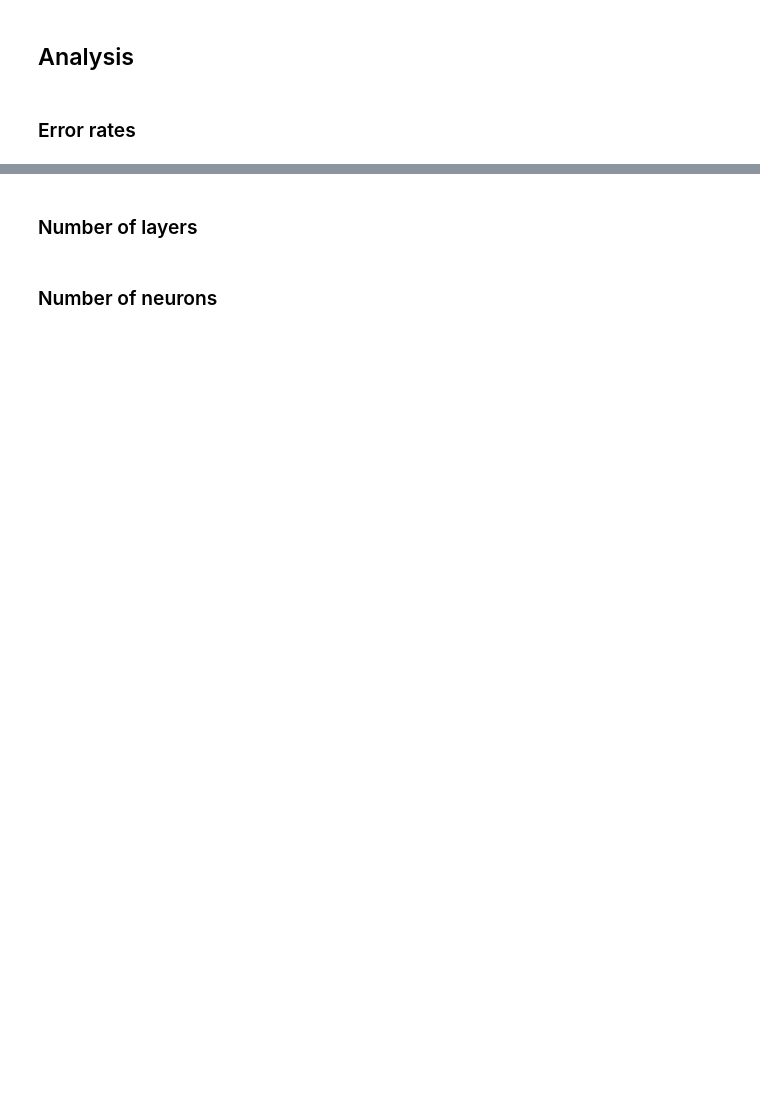
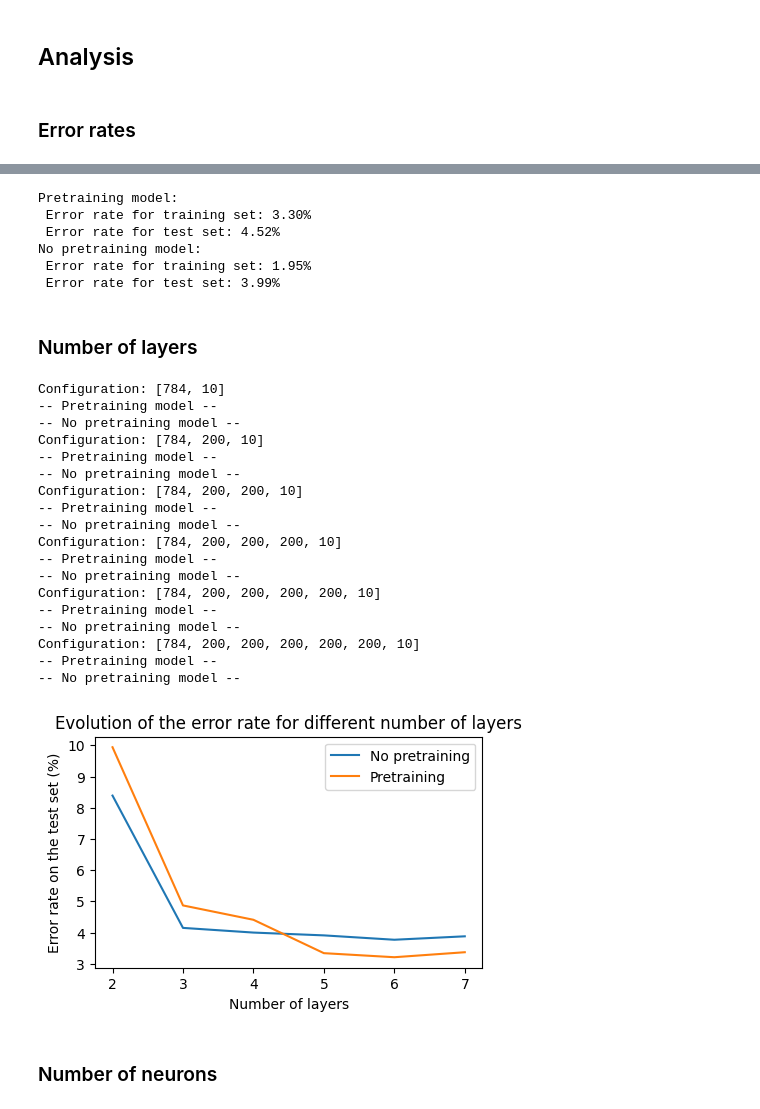
Before and after one commit to agatheminaro/from-rbm-to-dnn, a Jupyter notebook: mnist_study.ipynb, the cells around one changed output, grey strips where cells are left out. Cells and saved outputs as stored; diff of their text form; code cells hidden in the pictures; blank space fills up the shorter version.

Commit message:
first graph

```diff
--- a/mnist_study.ipynb
+++ b/mnist_study.ipynb
@@ -13,8 +13,8 @@ X_train, X_test, y_train, y_test = mnist_data(path="data/")
 # %% [markdown]
 ## Creation of the DNN
 # %%
-CONFIG = [784, 100, 10]
-BATCH_SIZE = 32
+CONFIG = [784, 200, 200, 10]
+BATCH_SIZE = 512
 EPSILON = 0.1
 NB_EPOCHS_RBM = 100
 NB_EPOCHS_DNN = 200
@@ -37,23 +51,17 @@ Training RBM 1 / 2
 # %% [markdown]
 ### Error rates
 # %%
+print("-- Pretraining model --")
 dnn_pretraining = DNN(config=CONFIG)
-dnn_pretraining, losses = dnn_pretraining.pretrain_DNN(X_train, epsilon=EPSILON, batch_size=BATCH_SIZE, nb_epochs=NB_EPOCHS_RBM)
-dnn_pretraining, loss = dnn_pretraining.retropropagation(X_train, y_train, epsilon=EPSILON, batch_size=BATCH_SIZE, nb_epochs=NB_EPOCHS_DNN)
+dnn_pretraining, losses = dnn_pretraining.pretrain_DNN(X_train, epsilon=EPSILON, batch_size=BATCH_SIZE, nb_epochs=NB_EPOCHS_RBM, verbose=True)
+dnn_pretraining, loss = dnn_pretraining.retropropagation(X_train, y_train, epsilon=EPSILON, batch_size=BATCH_SIZE, nb_epochs=NB_EPOCHS_DNN, verbose=True)
 
+print("-- No pretraining model --")
 dnn_no_pretraining = DNN(config=CONFIG)
-dnn_no_pretraining, loss = dnn_no_pretraining.retropropagation(X_train, y_train, epsilon=EPSILON, batch_size=BATCH_SIZE, nb_epochs=NB_EPOCHS_DNN)
+dnn_no_pretraining, loss = dnn_no_pretraining.retropropagation(X_train, y_train, epsilon=EPSILON, batch_size=BATCH_SIZE, nb_epochs=NB_EPOCHS_DNN, verbose=True)
 
 error_rate_pretraining_train = dnn_pretraining.test_dnn(X_train, y_train, verbose=False)
 error_rate_pretraining_test = dnn_pretraining.test_dnn(X_test, y_test, verbose=False)
 
 error_rate_no_pretraining_train = dnn_no_pretraining.test_dnn(X_train, y_train, verbose=False)
 error_rate_no_pretraining_test = dnn_no_pretraining.test_dnn(X_test, y_test, verbose=False)
-
-print("Pretraining model:")
-print("Error rate for training set: ", error_rate_pretraining_train)
-print("Error rate for test set: ", error_rate_pretraining_test)
-
-print("No pretraining model:")
-print("Error rate for training set: ", error_rate_no_pretraining_train)
-print("Error rate for test set: ", error_rate_no_pretraining_test)
@@ -60,33 +86,72 @@ print("Error rate for test set: ", error_rate_no_pretraining_test)
+# %%
+print("Pretraining model:")
+print(f" Error rate for training set: {error_rate_pretraining_train:.2f}%")
+print(f" Error rate for test set: {error_rate_pretraining_test:.2f}%")
+
+print("No pretraining model:")
+print(f" Error rate for training set: {error_rate_no_pretraining_train:.2f}%")
+print(f" Error rate for test set: {error_rate_no_pretraining_test:.2f}%")
+# %% [output]
+Pretraining model:
+ Error rate for training set: 3.30%
+ Error rate for test set: 4.52%
+No pretraining model:
+ Error rate for training set: 1.95%
+ Error rate for test set: 3.99%
 # %% [markdown]
 ### Number of layers
 # %%
 configurations = [
     [784, 10],
     [784, 200, 10],
     [784, 200, 200, 10],
     [784, 200, 200, 200, 10],
     [784, 200, 200, 200, 200, 10],
     [784, 200, 200, 200, 200, 200, 10],
 ]
 error_rate_no_pretraining = []
 error_rate_pretraining = []
 for config in configurations:
+    print(f"Configuration: {config}")
+    print("-- Pretraining model --")
     dnn_pretraining = DNN(config=config)
-    dnn_pretraining, losses = dnn_pretraining.pretrain_DNN(X_train, epsilon=EPSILON, batch_size=BATCH_SIZE, nb_epochs=NB_EPOCHS_RBM)
-    dnn_pretraining, loss = dnn_pretraining.retropropagation(X_train, y_train, epsilon=EPSILON, batch_size=BATCH_SIZE, nb_epochs=NB_EPOCHS_DNN)
+    dnn_pretraining, losses = dnn_pretraining.pretrain_DNN(X_train, epsilon=EPSILON, batch_size=BATCH_SIZE, nb_epochs=NB_EPOCHS_RBM, verbose=False)
+    dnn_pretraining, loss = dnn_pretraining.retropropagation(X_train, y_train, epsilon=EPSILON, batch_size=BATCH_SIZE, nb_epochs=NB_EPOCHS_DNN, verbose=False)
     error_rate_pretraining.append(dnn_pretraining.test_dnn(X_test, y_test, verbose=False))
 
+    print("-- No pretraining model --")
     dnn_no_pretraining = DNN(config=config)
-    dnn_no_pretraining, loss = dnn_no_pretraining.retropropagation(X_train, y_train, epsilon=EPSILON, batch_size=BATCH_SIZE, nb_epochs=NB_EPOCHS_DNN)
+    dnn_no_pretraining, loss = dnn_no_pretraining.retropropagation(X_train, y_train, epsilon=EPSILON, batch_size=BATCH_SIZE, nb_epochs=NB_EPOCHS_DNN, verbose=False)
     error_rate_no_pretraining.append(dnn_no_pretraining.test_dnn(X_test, y_test, verbose=False))
 
 plt.figure(figsize=(5, 3))
-plt.plot(error_rate_no_pretraining, [2, 3, 4, 5, 6, 7], label='No pretraining')
-plt.plot(error_rate_pretraining, [2, 3, 4, 5, 6, 7], label='Pretraining')
+plt.plot([2, 3, 4, 5, 6, 7], error_rate_no_pretraining, label='No pretraining')
+plt.plot([2, 3, 4, 5, 6, 7], error_rate_pretraining, label='Pretraining')
 plt.title("Evolution of the error rate for different number of layers")
 plt.xlabel('Number of layers')
-plt.ylabel("Error rate")
+plt.ylabel("Error rate on the test set (%)")
+plt.legend()
 plt.show()
+# %% [output]
+Configuration: [784, 10]
+-- Pretraining model --
+-- No pretraining model --
+Configuration: [784, 200, 10]
+-- Pretraining model --
+-- No pretraining model --
+Configuration: [784, 200, 200, 10]
+-- Pretraining model --
+-- No pretraining model --
+Configuration: [784, 200, 200, 200, 10]
+-- Pretraining model --
+-- No pretraining model --
+Configuration: [784, 200, 200, 200, 200, 10]
+-- Pretraining model --
+-- No pretraining model --
+Configuration: [784, 200, 200, 200, 200, 200, 10]
+-- Pretraining model --
+-- No pretraining model --
+[figure, added]
 # %% [markdown]
 ### Number of neurons
 # %%
```
Also changed, not shown: parts of 4 cells of this notebook.
